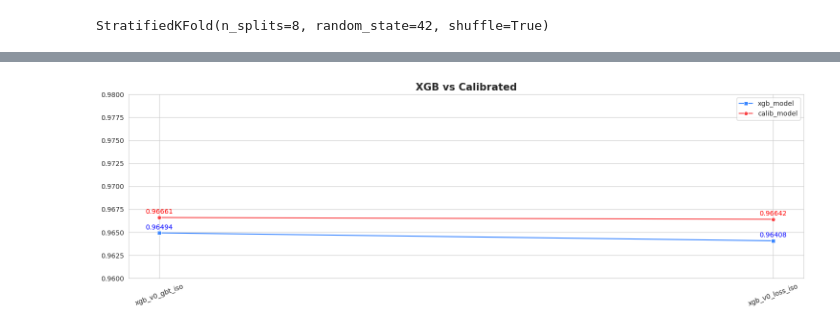
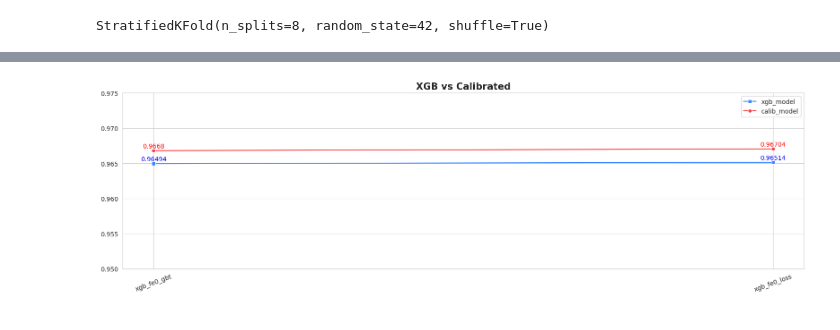
Before and after one commit to coded-sly/ps6e6-Stellar-Class, a Jupyter notebook: ps6e6-xgb-calibrated-stellar.ipynb, the cells around one changed output, grey strips where cells are left out. Cells and saved outputs as stored; diff of their text form; code cells hidden in the pictures.

Commit message:
Kaggle Notebook | ps6e6 | XGB_Calibrated | Stellar ✨ | 8FOLDS_fe0_iso

```diff
--- a/ps6e6-xgb-calibrated-stellar.ipynb
+++ b/ps6e6-xgb-calibrated-stellar.ipynb
@@ -872,6 +999,6 @@ def orig_TE_data_propagate(
 # %%
 ## -- Factorize using combined data --
-for c in CATS:
+for c in CATS+INTER:
     combine  = pd.concat([train[c], test[c], orig[c]])
     combine  = combine.factorize()[0]
     # combine  = pd.Series(combine).astype('category')
@@ -1106,3 +1276,13 @@ kf = StratifiedKFold(n_splits=CFG['FOLDS'], shuffle=True, random_state=CFG['SEED
 kf
 # %% [output]
 StratifiedKFold(n_splits=8, random_state=42, shuffle=True)
+# %%
+USE_CLASS_WEIGHT = True
+USE_CALIBATOR    = False
+USE_FULL_TRAIN   = True
+
+x_sample, x_sample2 = train_test_split(train, train_size=0.5, stratify=train[TARGET], random_state=0)
+train_data = train.copy() if USE_FULL_TRAIN else x_sample.reset_index(drop=True).copy()
+
+print(f"Use_class_weights: {USE_CLASS_WEIGHT}\nCalibarate: {USE_CALIBATOR}\nData size: {train_data.shape}")
+train_data.head()
@@ -1253,27 +1447,26 @@ StratifiedKFold(n_splits=8, random_state=42, shuffle=True)
 # all_val_data[[*all_val_data.keys()][0]][0]
 # %%
 LR = 0.02
-L1 = 0.0
-L2 = 0.0
+L1 = 0.5
+L2 = 3.0
 DEPTH = 6
-GAMMA = 0.05
+GAMMA = 0.1
 MIN_WEIGHT = 5
 CALIBRATE  = 'iso'
 # %%
-## ======= BOOSTING =========
-M_NAME = f"{version_name}gbt_"
-
+## ======================== BOOSTING
 PARAMS = {
     'objective': 'multi:softprob',
     'eval_metric': 'mlogloss',
-    'n_estimators': 10_000,
+    'n_estimators': 30_000,
     'max_depth': DEPTH,
     'learning_rate': LR,
     'subsample': 0.85,
     'colsample_bytree': 0.4,
+    'colsample_bylevel': 0.8,
     'reg_alpha': L1,
     'reg_lambda': L2,
-    # 'gamma': GAMMA,
+    'gamma': GAMMA,
     'min_child_weight': MIN_WEIGHT,
     'enable_categorical': True,
     'random_state': CFG['SEED'],
@@ -1282,16 +1475,17 @@ PARAMS = {
     'device': 'cuda' if torch.cuda.is_available() else 'cpu',
 }
 
-n = M_NAME + CALIBRATE
+n = f"{version_name}gbt"
 all_model_predictions[n] = Trainer_CV(
     model_name=n,
     params=PARAMS,
-    train_df=train,
+    train_df=train_data,
     test_df=test,
     features=FEATURES,
     target=TARGET,
     kf=kf,
-    cats=ALL_CATS,
+    cat_cols=ALL_CATS,
+    calibrator=CALIBRATE,
 )
 
 # for value in [3, 4]:
@@ -1306,5 +1500,6 @@ all_model_predictions[n] = Trainer_CV(
 #         target=TARGET,
 #         kf=kf,
 #         cats=ALL_CATS,
+        # calibrator=CALIBRATE,
 #     )
 # %% [output]
@@ -1470,36 +1669,36 @@ all_model_scores = {}
 for i, (k, v) in enumerate(all_model_predictions.items()):
     for x, y in v.items():
         if x == 'scores':
             all_model_scores[k] = y
 
 raw_scores, calib_scores, names = [], [], []
 
 for k, group in all_model_scores.items():
     raw_scores.append(group[0])
     calib_scores.append(group[1])
     names.append(k)
 
-plt.figure(figsize=(15, 5))
+plt.figure(figsize=(16, 5))
 ax1 = sns.lineplot(raw_scores, marker='s', label='xgb_model')
 ax2 = sns.lineplot(calib_scores, marker='o', label='calib_model')
 
 y_add = 4e-4
 
 for i, s1 in enumerate(raw_scores):
     ax1.text(float(i), s1+y_add, s1, ha='center', va='baseline', color='b')
 
 for i, s2 in enumerate(calib_scores):
     ax2.text(float(i), s2+y_add, s2, ha='center', va='baseline', color='r')
 
-plt.ylim((0.96, 0.98))
+plt.ylim((0.95, 0.975))
 plt.legend(loc='best')
 plt.xticks(range(len(names)), names, rotation=20)
 plt.title('XGB vs Calibrated', fontdict={'weight': 'semibold', 'size': 15})
 
 plt.tight_layout()
 plt.show()
 # %% [output]
-[figure, old version]
+[figure, new version]
 # %%
 all_feat_importances = {}
 all_val_data = {}
```
Also changed, not shown: parts of 34 cells of this notebook.
